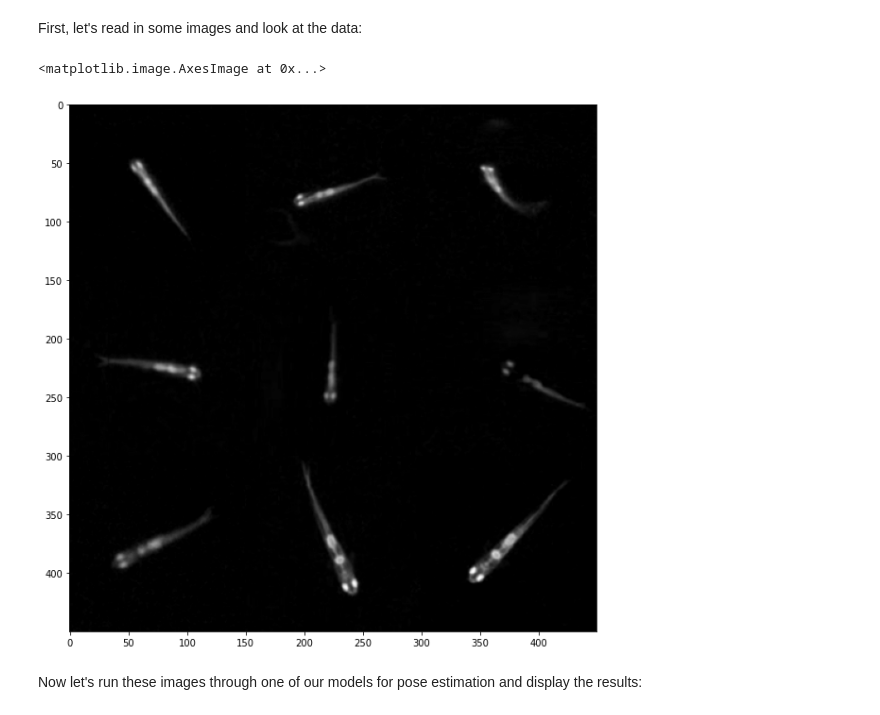
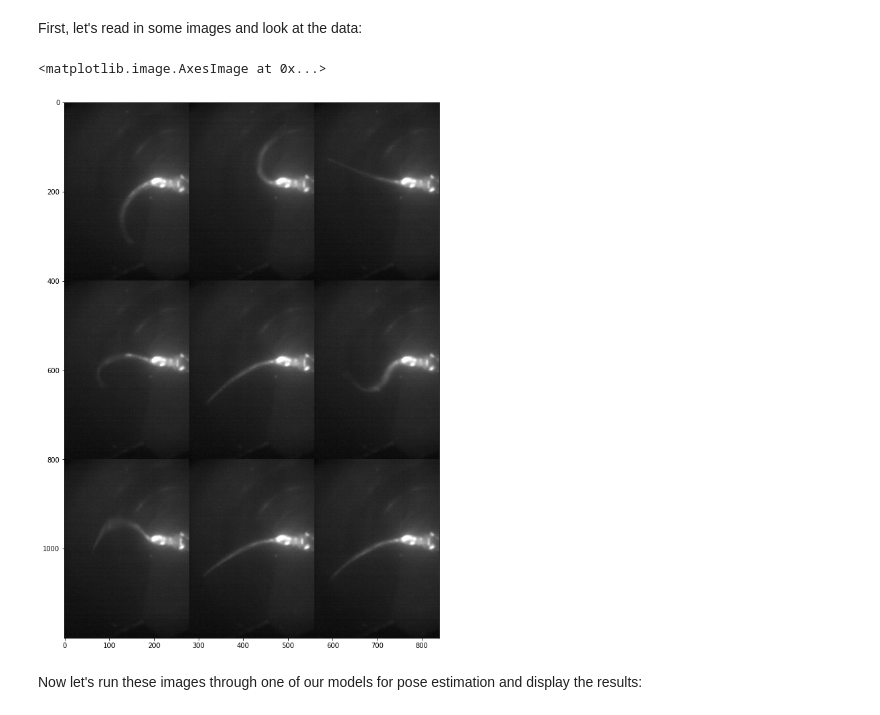
Before and after one commit to JoshBarrios/DeepBLU-Z, a Jupyter notebook: notebooks/testing_models.ipynb, the cells around one changed output. Cells and saved outputs as stored; diff of their text form; code cells hidden in the pictures.

```diff
--- a/notebooks/testing_models.ipynb
+++ b/notebooks/testing_models.ipynb
@@ -11,33 +11,33 @@ First, let's read in some images and look at the data:
 # %%
 # Import database of images
 import h5py
-# hdf_path = '../data/training_data/images_ds.h5'
-hdf_path = '/home/userman/Documents/aws/danionella_training_data/images_ds.h5'
+hdf_path = '../data/training_data/images_ds.h5'
+# hdf_path = '/home/userman/Documents/aws/danionella_training_data/images_ds.h5'
 hdf_file = h5py.File(hdf_path, 'r')
 for gname, group in hdf_file.items():
     for dname, ds in group.items():
         images = ds
 
 # Pull out nine random images from set held out during training and display
 import numpy as np
-# unlabeled_indices = np.linspace(59836, 62223, 62223-59835, dtype=int)
-unlabeled_indices = np.linspace(0, 499, 500, dtype=int)
+unlabeled_indices = np.linspace(59836, 62223, 62223-59835, dtype=int)
+# unlabeled_indices = np.linspace(0, 499, 500, dtype=int)
 
 import random
 image_indices = random.sample(list(unlabeled_indices), 9)
 image_indices.sort()
 
 import matplotlib.pyplot as plt
 from skimage.util import montage
 
 images = images[image_indices[:], :, :]
 images = np.transpose(images, (0, 2, 1))
 
 plt.rcParams["figure.figsize"] = (10,20)
 plt.imshow(montage(images), cmap='gray')
 # %% [output]
 <matplotlib.image.AxesImage at 0x...>
-[figure, old version]
+[figure, new version]
 # %% [markdown]
 Now let's run these images through one of our models for pose estimation and display the results:
 # %%
```
Also changed, not shown: parts of 2 cells of this notebook, 3 other files.
